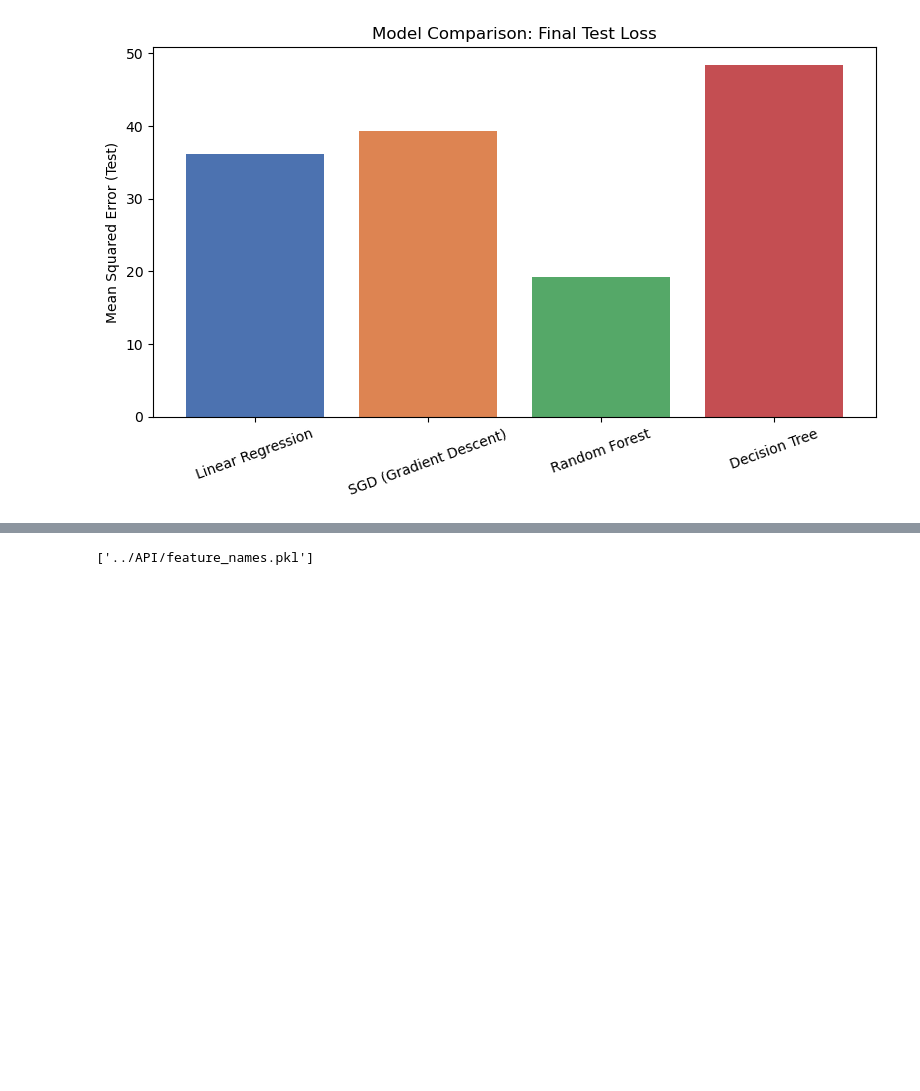
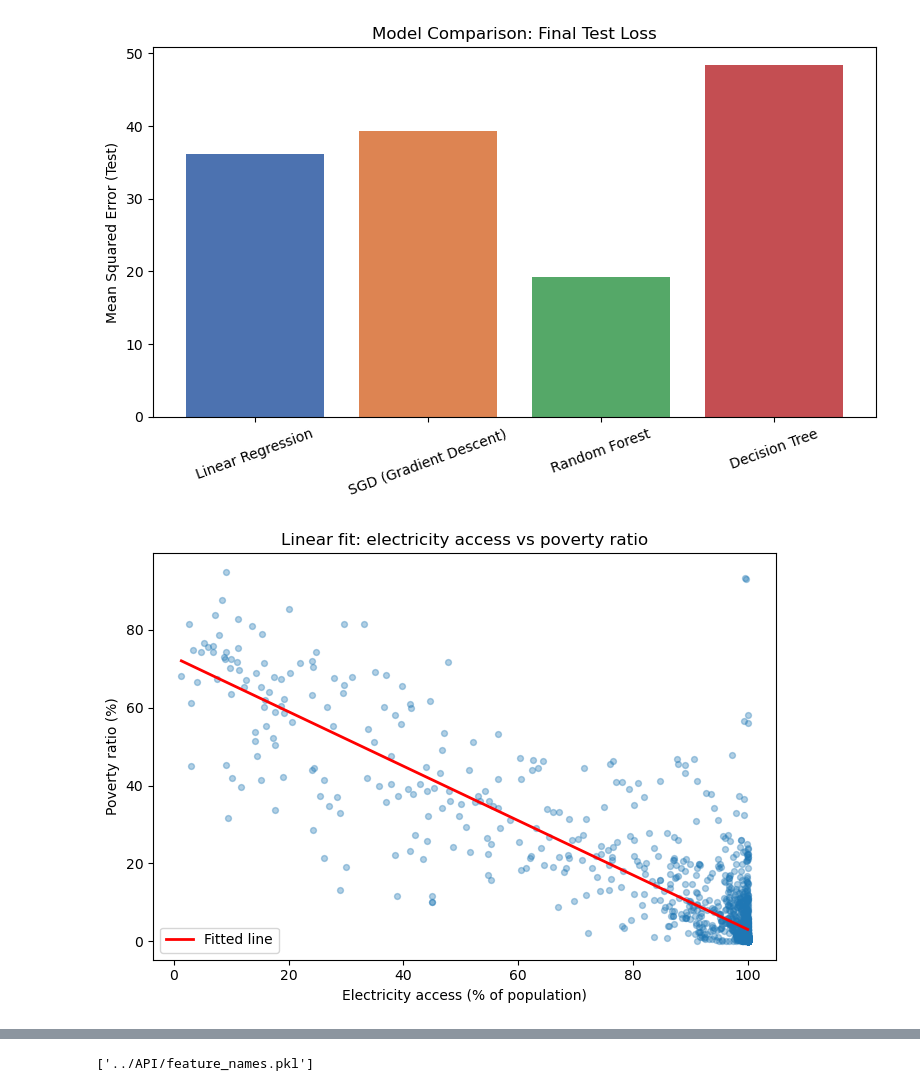
Before and after one commit to teniolaiji/MLSummative-_Regression-Analysis, a Jupyter notebook: linear_regression/multivariate.ipynb, the cells around one changed output, grey strips where cells are left out. Drawn from its saved outputs; the diff is of its cells as text; code cells hidden in the pictures; blank space fills up the shorter version.

```diff
--- a/linear_regression/multivariate.ipynb
+++ b/linear_regression/multivariate.ipynb
@@ -245,3 +245,23 @@ plt.tight_layout()
 plt.show()
 # %% [output]
 [figure]
+# %%
+# 1. Where the line passes through the data (single strongest predictor)
+from sklearn.linear_model import LinearRegression
+
+simple_lr = LinearRegression().fit(df[['electricity_access']], df['poverty_ratio'])
+x_line = np.linspace(df['electricity_access'].min(), df['electricity_access'].max(), 100)
+y_line = simple_lr.predict(x_line.reshape(-1, 1))
+
+plt.figure(figsize=(7, 5))
+plt.scatter(df['electricity_access'], df['poverty_ratio'], alpha=0.35, s=18)
+plt.plot(x_line, y_line, 'r-', lw=2, label='Fitted line')
+plt.xlabel('Electricity access (% of population)')
+plt.ylabel('Poverty ratio (%)')
+plt.title('Linear fit: electricity access vs poverty ratio')
+plt.legend()
+plt.tight_layout()
+plt.savefig('best_fit_line.png')
+plt.show()
+# %% [output]
+[figure, added]
```
Also changed, not shown: parts of 1 cell of this notebook, 4 other files.
